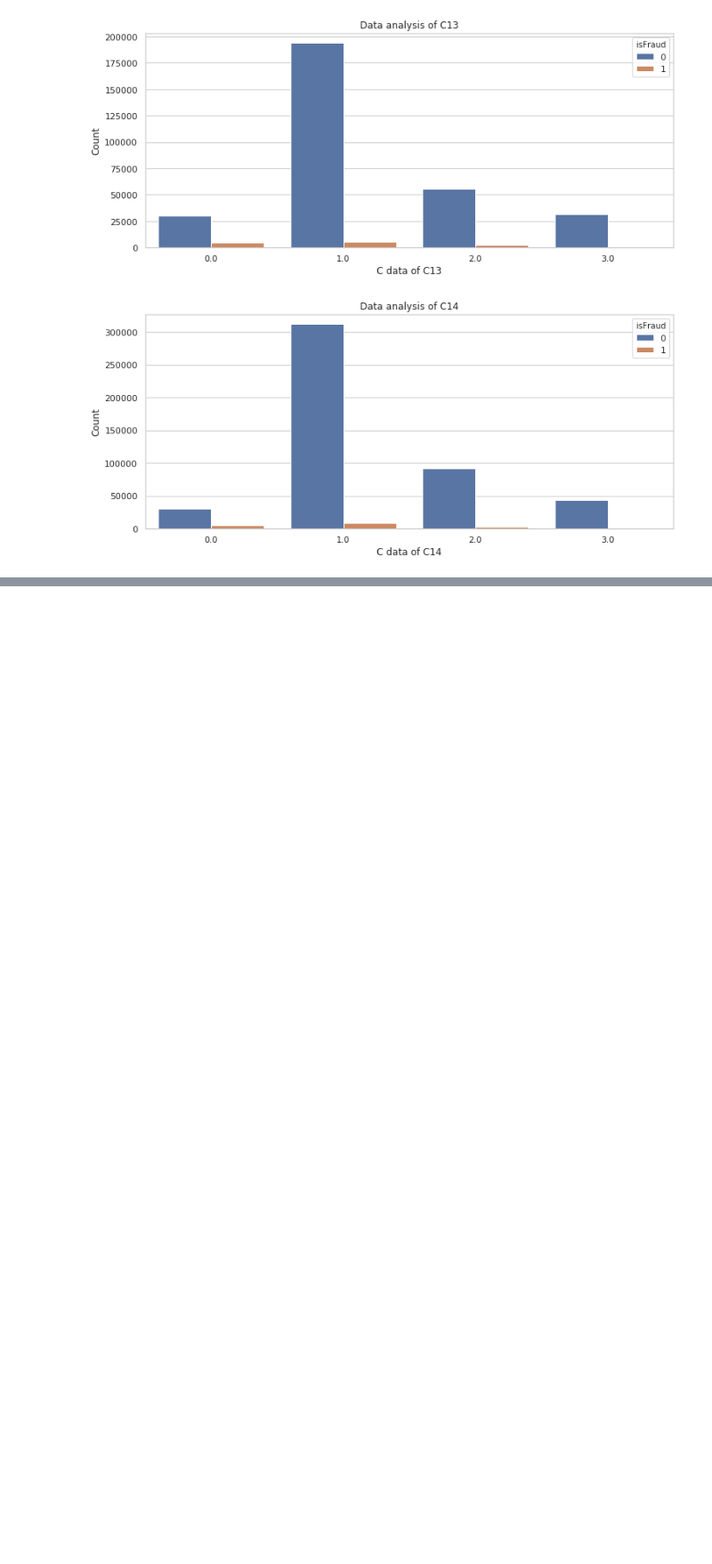
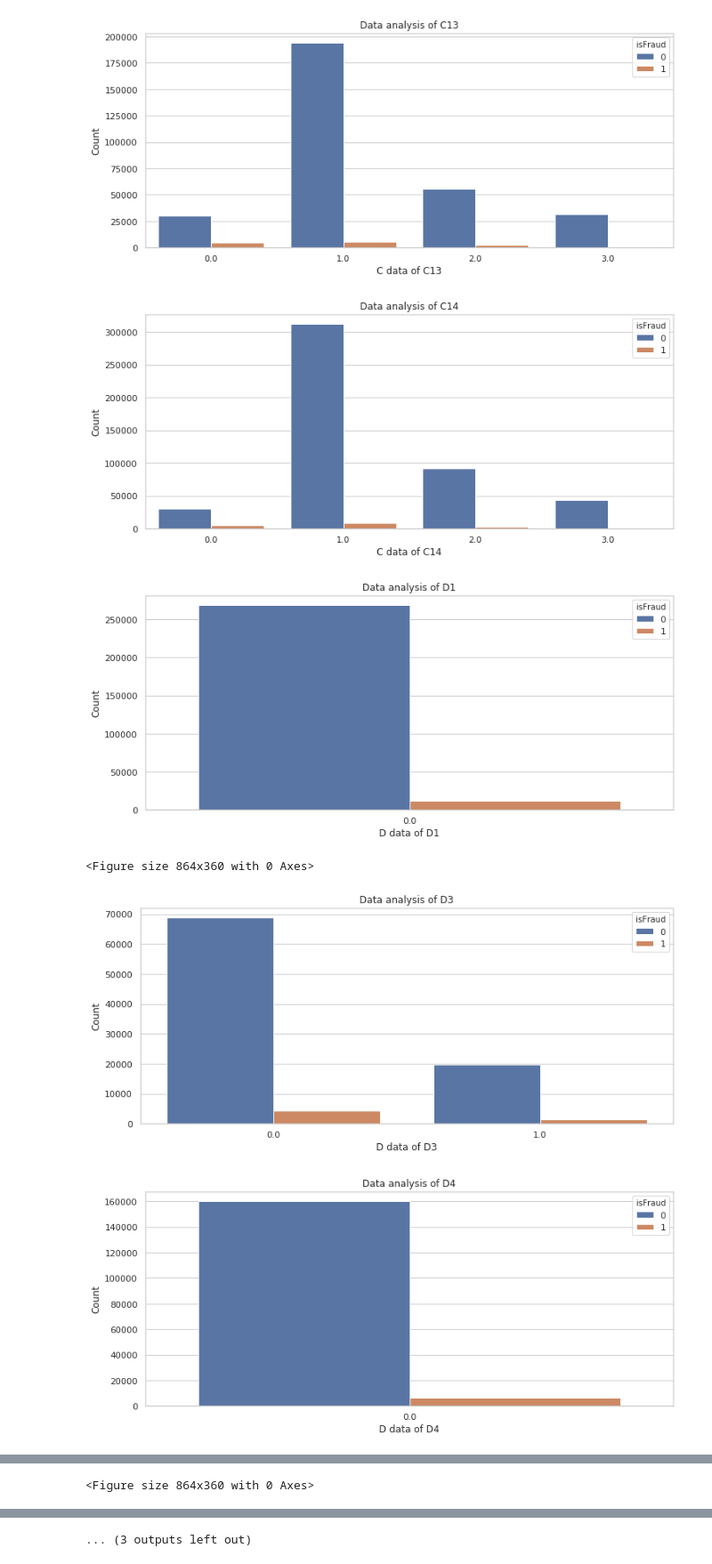
Before and after one commit to edmilsonsgjk/fraude_detection, a Jupyter notebook: ieee_fraud_detection.ipynb, the cells around one changed output, grey strips where cells are left out. Shown at 89% size. Cells and saved outputs as stored; diff of their text form; code cells hidden in the pictures; blank space fills up the shorter version.

```diff
--- a/ieee_fraud_detection.ipynb
+++ b/ieee_fraud_detection.ipynb
@@ -267,3 +267,19 @@ for i in range(1, 15):
 [figure]
 [figure]
 [figure]
+# %%
+for i in range(1, 16):
+    mv1 = find_Major_values(train['D' + str(i)], 0.05)
+    md1 = find_Major_Devices(mv1, train['D' + str(i)])
+    plothis1 = find_plot(md1, train, train['D' + str(i)])
+    plt.figure(figsize=(12,5))
+    if type(plothis1) != int:
+        p4 = sns.countplot(x = plothis1['D' + str(i)], hue = plothis1['isFraud'], data= plothis1)
+        plt.title("Data analysis of D" + str(i))
+        p4.set(xlabel='D data of D' + str(i), ylabel='Count')
+        p4
+# %% [output]
+[figure, added]
+<Figure size 864x360 with 0 Axes>
+[figure, added]
+[figure, added]
@@ -269,0 +289 @@ for i in range(1, 15):
+<Figure size 864x360 with 0 Axes>
@@ -269,0 +294 @@ for i in range(1, 15):
+... (3 outputs left out)
```
Also changed, not shown: parts of 24 cells of this notebook.
